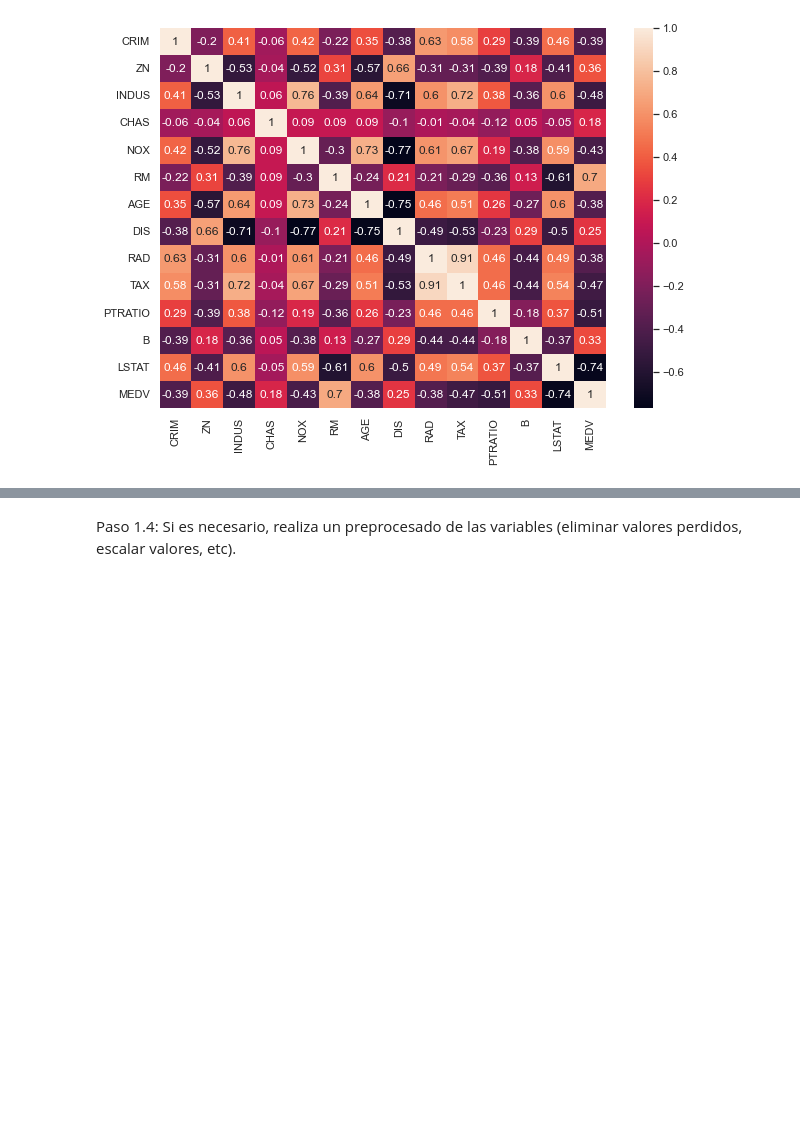
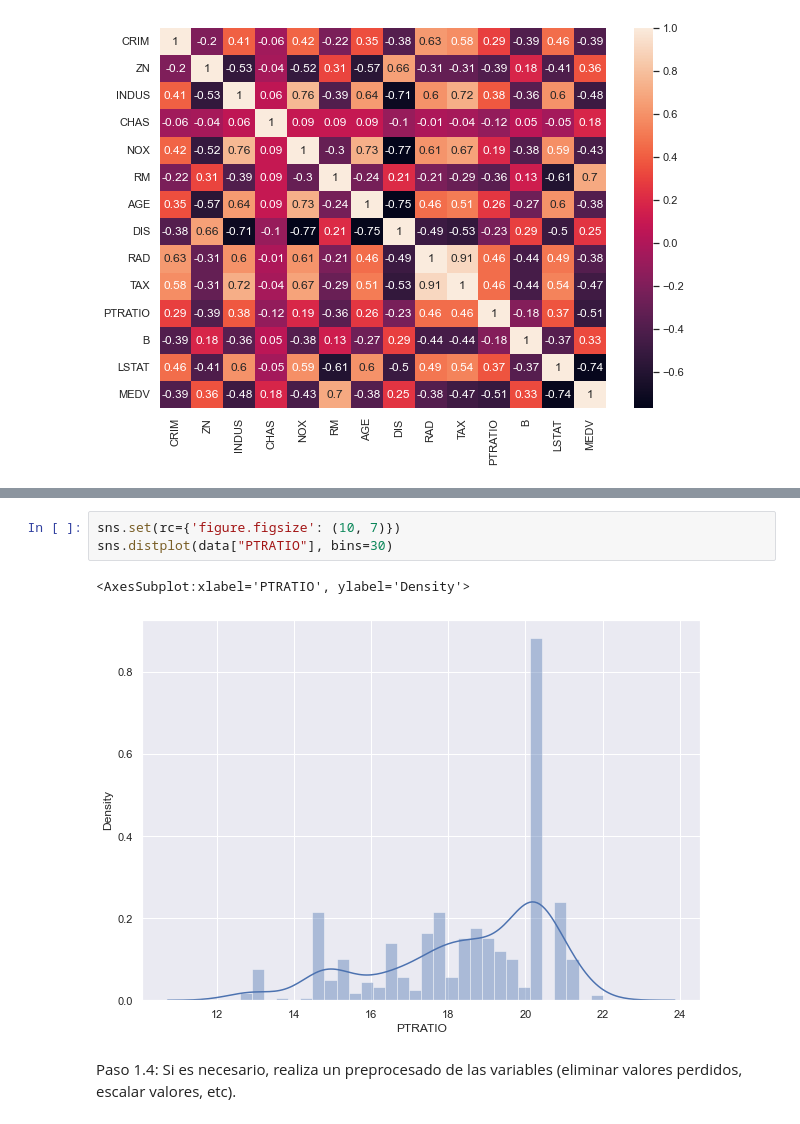
Before and after one commit to golly10/Metodos-predictivos, a Jupyter notebook: Tema 2/MetodosPredictivos-NotebookTareaSemana2.ipynb, the cells around one changed output, grey strips where cells are left out. Drawn from its saved outputs; the diff is of its cells as text; blank space fills up the shorter version.

```diff
--- a/Tema 2/MetodosPredictivos-NotebookTareaSemana2.ipynb
+++ b/Tema 2/MetodosPredictivos-NotebookTareaSemana2.ipynb
@@ -64,3 +76,9 @@ sns.heatmap(data=corr_mat, annot=True)
+# %%
+sns.set(rc={'figure.figsize': (10, 7)})
+sns.distplot(data["PTRATIO"], bins=30)
+# %% [output]
+<AxesSubplot:xlabel='PTRATIO', ylabel='Density'>
+[figure, added]
 # %% [markdown]
 Paso 1.4: Si es necesario, realiza un preprocesado de las variables (eliminar valores perdidos, escalar valores, etc).
 # %%
```
Also changed, not shown: parts of 13 cells of this notebook.
